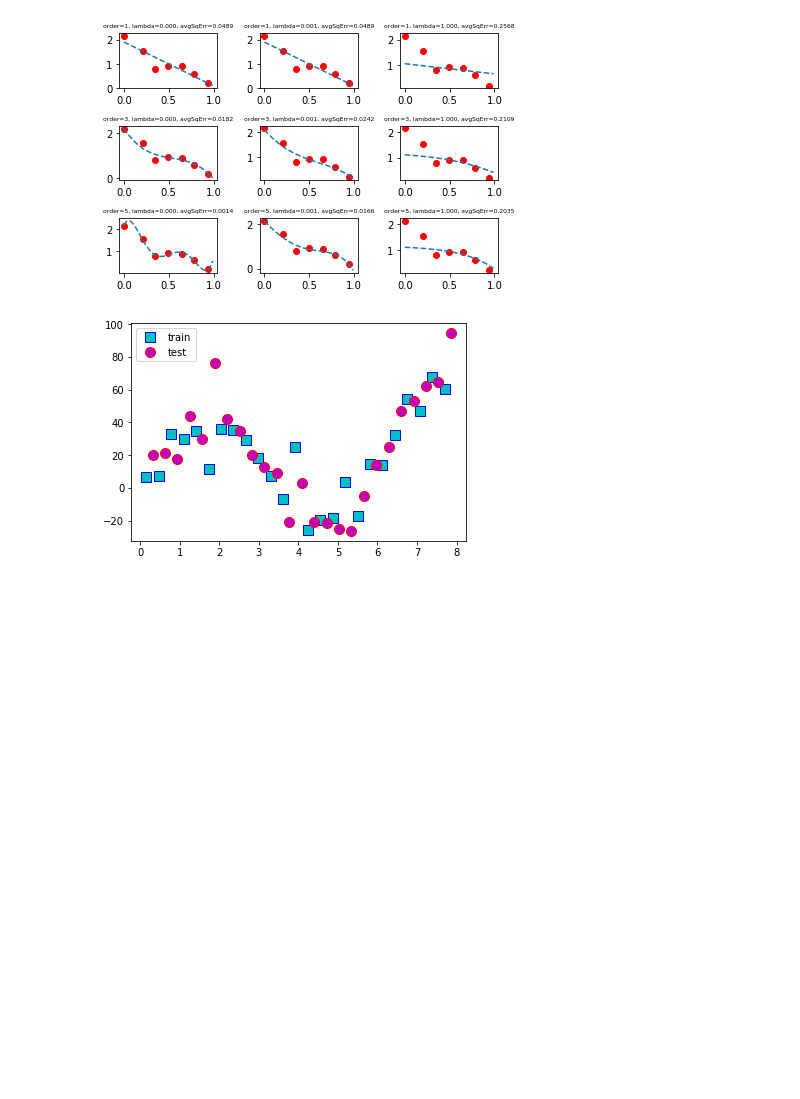
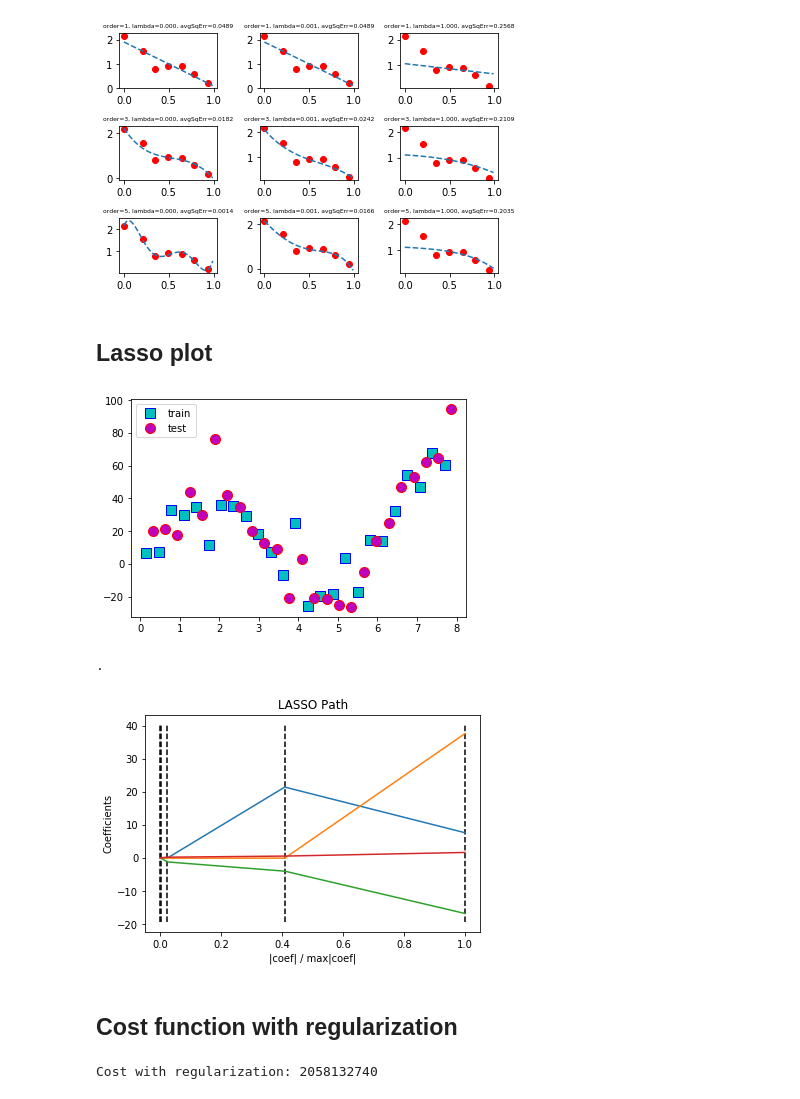
Before and after one commit to kaiwen2times/machine-learning-python, a Jupyter notebook: hw3/hw3.ipynb, the cells around one changed output. Drawn from its saved outputs; the diff is of its cells as text; code cells hidden in the pictures; blank space fills up the shorter version.

```diff
--- a/hw3/hw3.ipynb
+++ b/hw3/hw3.ipynb
@@ -128,6 +130,8 @@ plt.savefig('hw3_q7.png')
 plt.show()
 # %% [output]
 [figure]
+# %% [markdown]
+## Lasso plot
 # %%
 # random number generator seed
 np.random.seed(2000)
@@ -136,31 +140,80 @@ mu = np.zeros(2)
 sigma = np.mat('4 1.5; 1.5 2')
 
 # create two features, 50 samples of each
 r = np.random.multivariate_normal(mu,sigma,50)
 y = r[:,1].reshape(-1,1)
 
 # scale x for sin
 x = np.pi * np.arange(1, 51).reshape(-1,1) / 20
 
 # add some curvature
 y = 10 * np.multiply(np.sin(x), 4 + y)
 
 # gradually rise over time
 y = y + x * 4
 
 # odd samples for train
 x_train = x[0::2,:]
 y_train = y[0::2,:]
 
 # even samples for test
 x_test = x[1::2,:]
 y_test = y[1::2,:]
 
+bias = np.ones((x.shape[0],1))
+xData = np.hstack((bias, x, np.power(x,2), np.power(x,3)))
+
 # plot the data
+plt.figure(1)
 plt.plot(x_train, y_train, 'rs', markersize=10, linewidth=3, markerfacecolor='c', markeredgecolor='b')
 plt.plot(x_test, y_test, 'ro',  markersize=10, linewidth=3, markerfacecolor='m', markeredgecolor='r')
 plt.legend(['train','test'])
-plt.savefig('hw3_q8.png')
+plt.savefig('hw3_q8_1.png')
 plt.show()
+
+# lasso plot
+alphas, _, coefs = linear_model.lars_path(xData, y[:,0], method='lasso', verbose=True)
+xx = np.sum(np.abs(coefs.T), axis=1)
+xx /= xx[-1]
+
+plt.figure(2)
+plt.plot(xx, coefs.T)
+ymin, ymax = plt.ylim()
+plt.vlines(xx, ymin, ymax, linestyle='dashed')
+plt.xlabel('|coef| / max|coef|')
+plt.ylabel('Coefficients')
+plt.title('LASSO Path')
+plt.axis('tight')
+plt.savefig('hw3_q8_2.png')
+plt.show()
 # %% [output]
 [figure]
+.
+[figure, added]
+# %% [markdown]
+## Cost function with regularization
+# %%
+# load Data
+data = np.loadtxt('ex1data2.txt', delimiter=',')
+X = data[:,0].reshape((-1,1))
+y = data[:,1]
+
+X = data[:,0:1]
+y = data[:,2].reshape((-1,1))
+
+# scale features and set them to zero mean with std=1
+Xnorm, mu, sigma = featureNormalize(X)
+
+# add intercept term to X
+bias = np.ones((X.shape[0],1))
+# form a new matrix[bias xdata]
+Xdata = np.hstack((bias,Xnorm))
+
+# init Theta and lambda
+theta = np.dot(np.dot(np.linalg.inv(np.dot(Xdata.T, Xdata)), Xdata.T), y)
+lam = 1
+
+# run Compute Cost
+print('Cost with regularization: %d' % computeCostReg(Xdata, y, theta, lam))
+# %% [output]
+Cost with regularization: 2058132740
```
Also changed, not shown: parts of 1 cell of this notebook, 9 other files.
